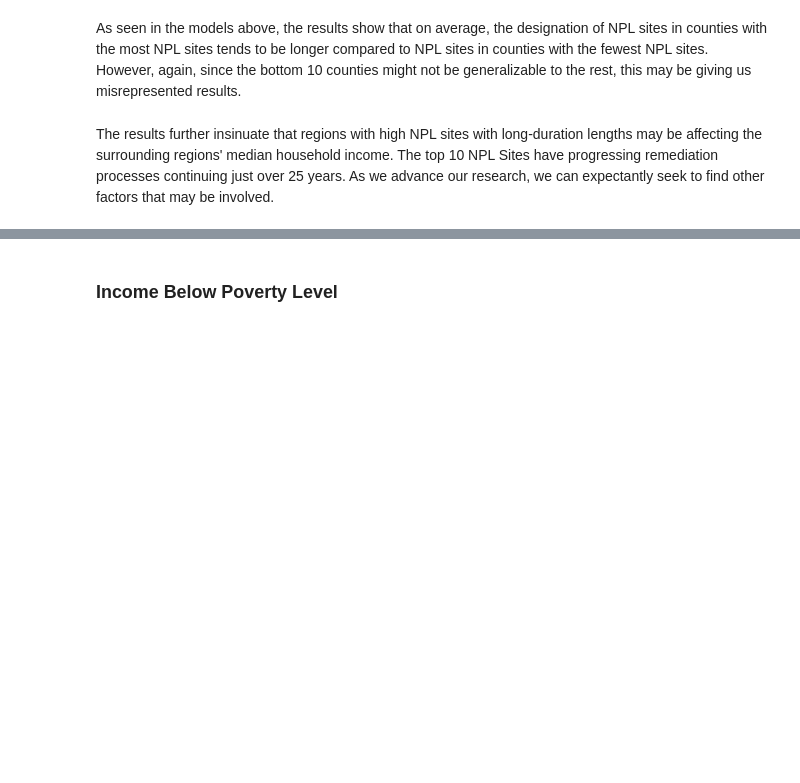
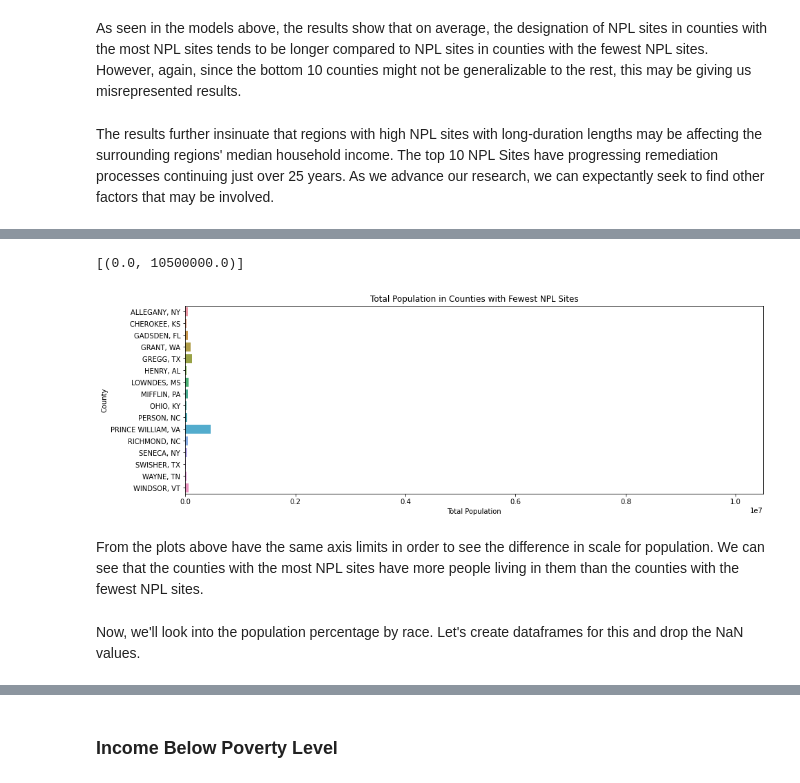
Before and after one commit to jeinuh/superfund-project, a Jupyter notebook: EDACheckpoint_group011.ipynb, the cells around one changed output, grey strips where cells are left out. Saved outputs shown, nothing was run; the diff lists cells and outputs as text; code cells hidden in the pictures; blank space fills up the shorter version.

```diff
--- a/EDACheckpoint_group011.ipynb
+++ b/EDACheckpoint_group011.ipynb
@@ -399,0 +433,4 @@ The results further insinuate that regions with high NPL sites with long-duratio
+# %%
+pop_bottom_10 = pop_counties[615-10:]
+pop_bottom_df = pop_df[pop_df['county'].isin(pop_bottom_10)]
+pop_bottom_df
@@ -399,0 +457,15 @@ The results further insinuate that regions with high NPL sites with long-duratio
+# %%
+fig, ax = plt.subplots(figsize=(15,5))
+pop_bottom_plot = sns.barplot(x="Total Population", y="county", data=pop_bottom_df)
+
+pop_bottom_plot.set_title('Total Population in Counties with Fewest NPL Sites')
+pop_bottom_plot.set_xlabel('Total Population')
+pop_bottom_plot.set_ylabel('County')
+pop_bottom_plot.set(xlim=(0, 10500000))
+# %% [output]
+[(0.0, 10500000.0)]
+[figure, added]
+# %% [markdown]
+From the plots above have the same axis limits in order to see the difference in scale for population. We can see that the counties with the most NPL sites have more people living in them than the counties with the fewest NPL sites.
+# %% [markdown]
+Now, we'll look into the population percentage by race. Let's create dataframes for this and drop the NaN values.
```
Also changed, not shown: parts of 78 cells of this notebook.
